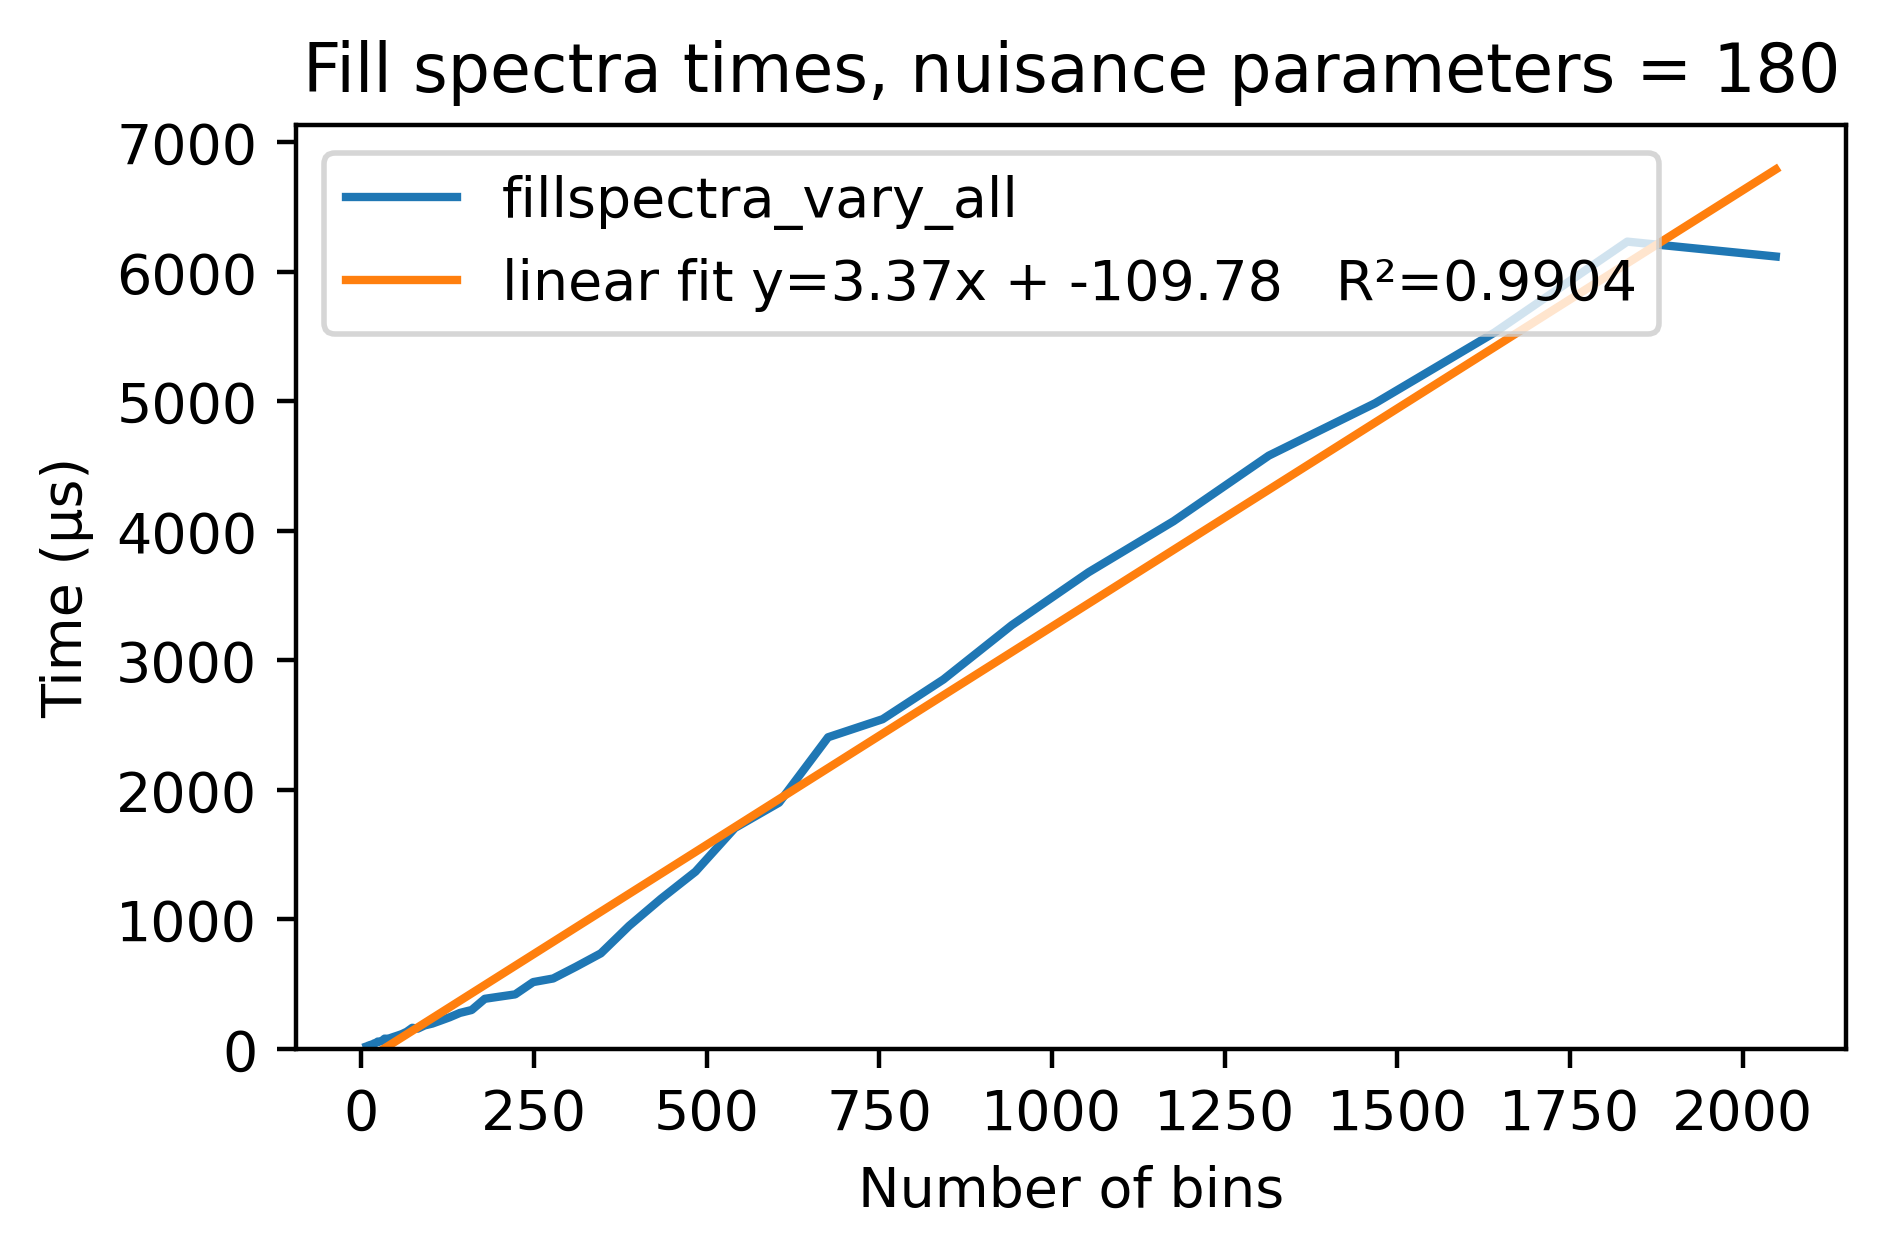
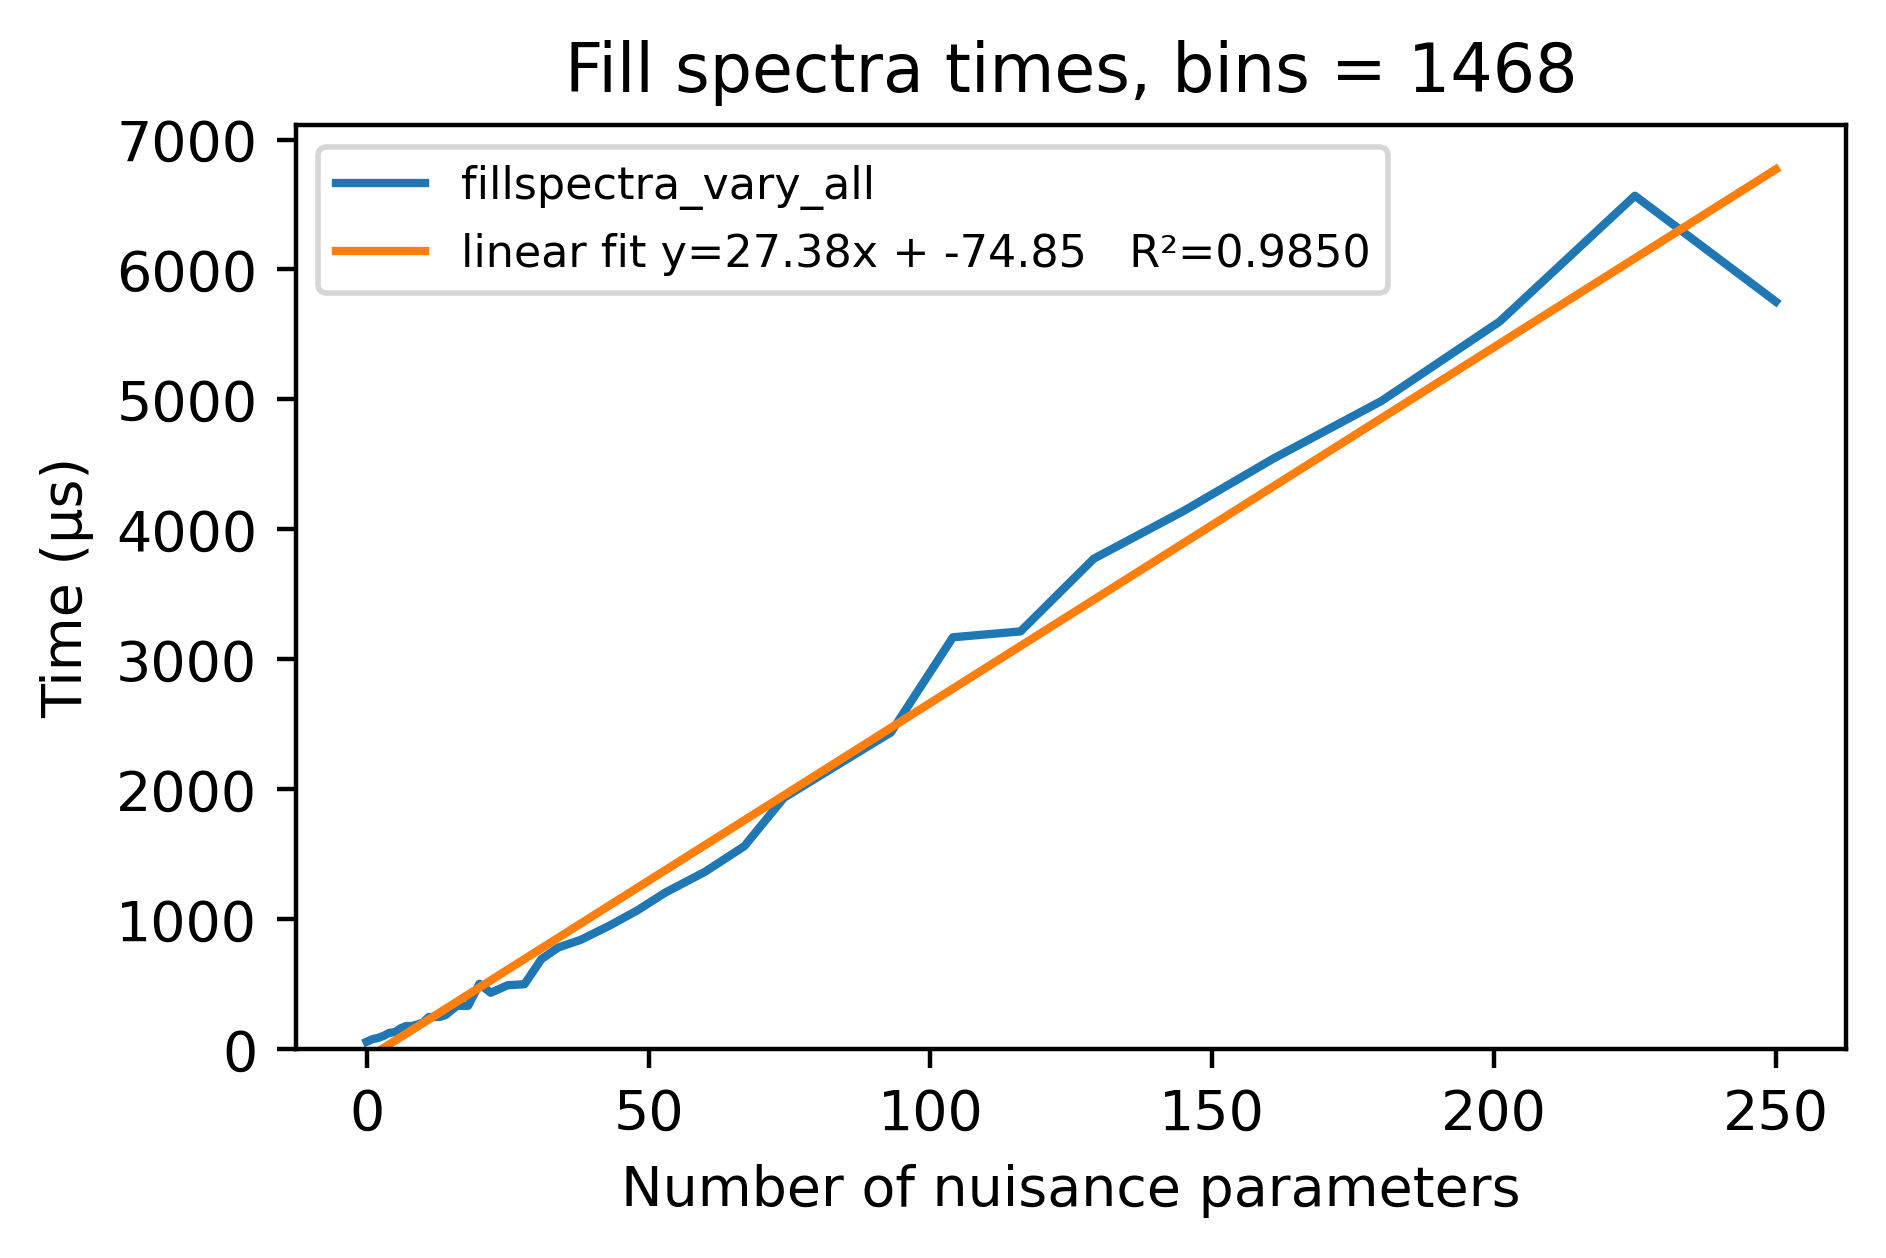
Unified diff of the notebook cell whose output changed from the first chart to the second:
--- before
+++ after
@@ -4,5 +4,5 @@
 #plt.plot(fs_all_x0, exponential_func(fs_all_x0, *params_exp), label='exponential fit y=%.2fe^(%.4fx)        R²=%.4f' % (*tuple(params_exp), exp_r_squared))
 plt.plot(fs_all_x0, linear_func(fs_all_x0, *params_lin), label='linear fit y=%.2fx + %.2f   R²=%.4f' % (*tuple(params_lin), lin_r_squared))
-plt.legend()
+plt.legend(fontsize=8)
 if PARAM_PULL:
     plt.xlabel('Number of bins')

Commit: update plots to look better